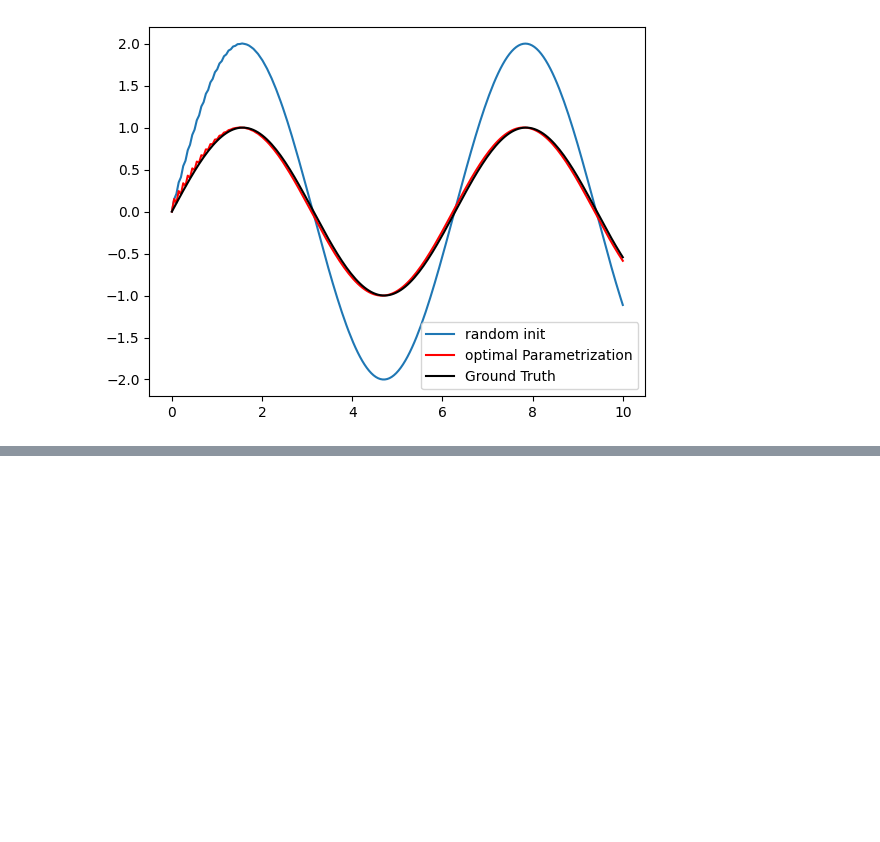
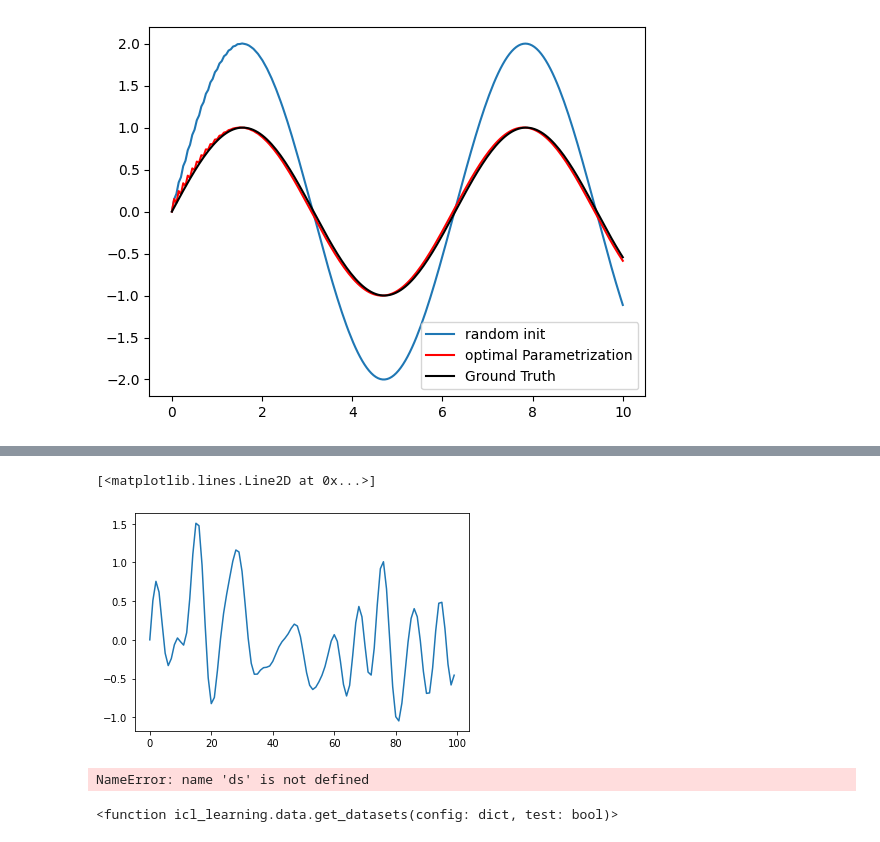
Before and after one commit to FedeArang/In-Context-SSM, a Jupyter notebook: testing_noah.ipynb, the cells around one changed output, grey strips where cells are left out. Cells and saved outputs as stored; diff of their text form; code cells hidden in the pictures; blank space fills up the shorter version.

Commit message:
add whitenoise ds

```diff
--- a/testing_noah.ipynb
+++ b/testing_noah.ipynb
@@ -161,23 +148,0 @@ dataloader_train = torch.utils.data.DataLoader(dataset, batch_size=config["train
-# %%
-import torch
-opt = torch.optim.Adam(model.parameters(), lr=1e-3)
-
-
-for epoch in range(10000):
-    for i, data in enumerate(dataloader_train):
-
-        y_pred = model(data[1])
-
-        # loss is the mean squared error
-        print("y_pred", y_pred.shape)
-        print("data", data[1])
-
-        loss = torch.mean((y_pred[:,1:] - data[1][:,:-1])**2)
-
-        loss.backward()
-        opt.step()
-        opt.zero_grad()
-        if i%1000 == 0:
-            print(f"Epoch {epoch}, iteration {i}, loss: {loss.item()}")
-
-        break
@@ -231,3 +148,0 @@ steps_autoregressive = range(len(steps_teacherforcing),100, 1)
-# %%
-for i in steps_teacherforcing:
-    print(i)
@@ -251,0 +194,13 @@ for i in steps_teacherforcing:
+# %%
+rng = np.random.RandomState(seed=4)
+dt = 1/1000
+length = 100
+process = nengo.processes.WhiteSignal(length * dt, high=150.0, y0=0)
+X = np.empty((32, length, 1))
+for i in range(32):
+    X[i, :] = process.run_steps(length, dt=dt, rng=rng)
+# %%
+plt.plot(X[0,:])
+# %% [output]
+[<matplotlib.lines.Line2D at 0x...>]
+[figure, added]
@@ -251,0 +209,4 @@ for i in steps_teacherforcing:
+# %%
+ds.__getitem__(0)
+# %% [output]
+NameError: name 'ds' is not defined
@@ -251,0 +215,4 @@ for i in steps_teacherforcing:
+# %%
+get_datasets()
+# %% [output]
+<function icl_learning.data.get_datasets(config: dict, test: bool)>
```
Also changed, not shown: parts of 13 cells of this notebook, 3 other files.
